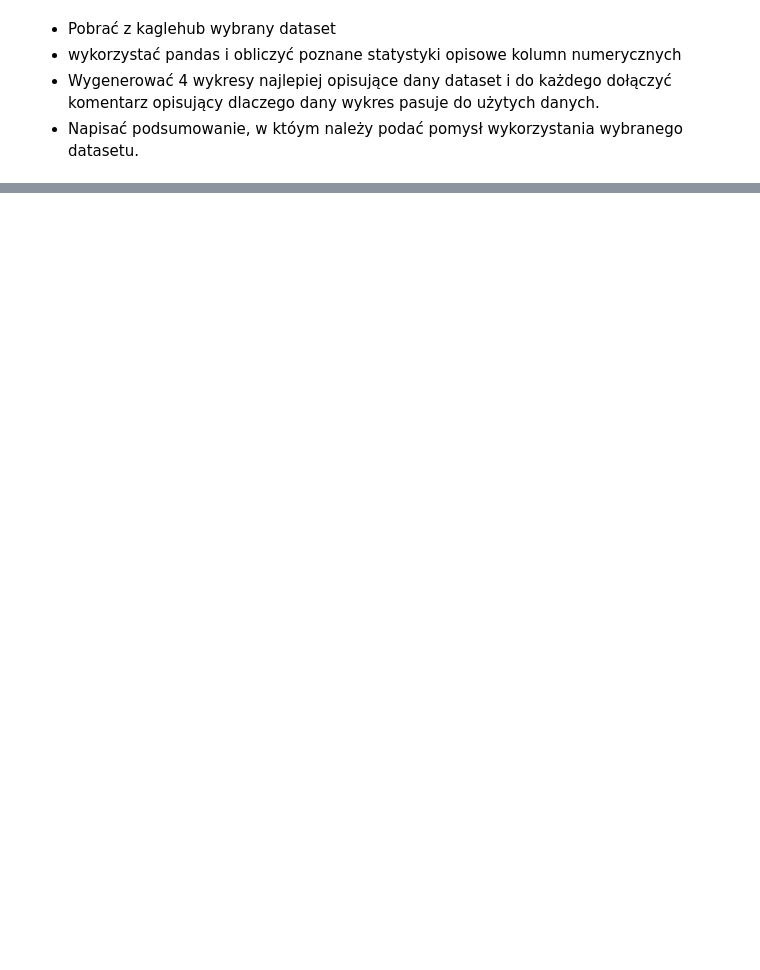
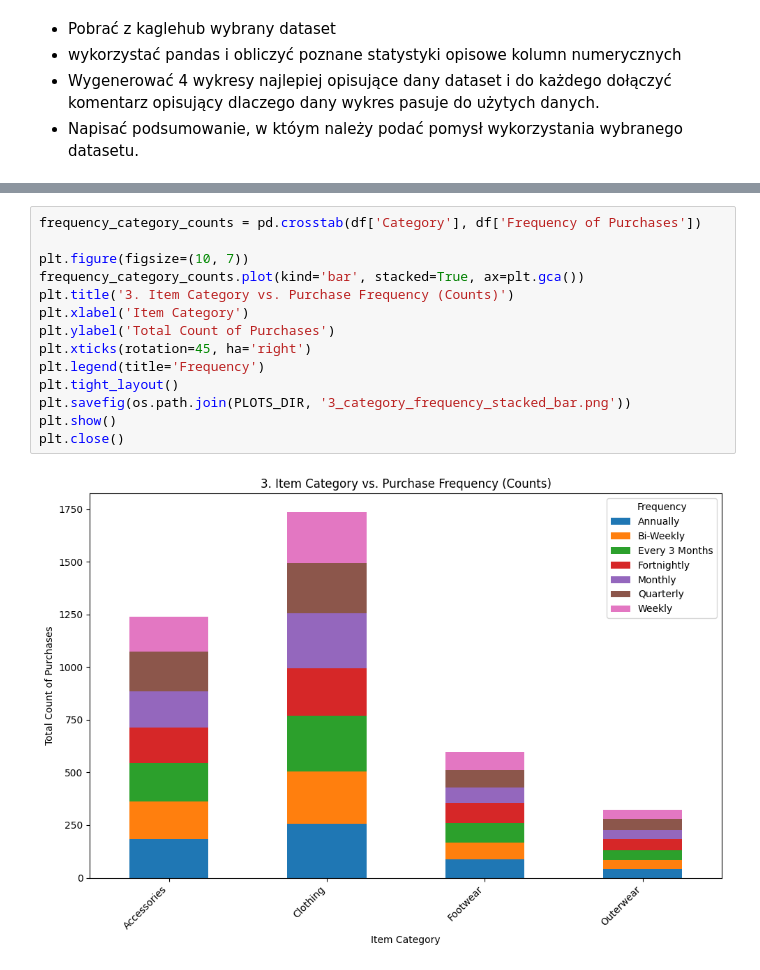
Before and after one commit to MarcinCho/NOD, a Jupyter notebook: ZAD_234/zad2.ipynb, the cells around one changed output, grey strips where cells are left out. Cells and saved outputs as stored; diff of their text form; blank space fills up the shorter version.

```diff
--- a/ZAD_234/zad2.ipynb
+++ b/ZAD_234/zad2.ipynb
@@ -16,0 +136,16 @@ ModuleNotFoundError: No module named 'plotly'
+# %%
+frequency_category_counts = pd.crosstab(df['Category'], df['Frequency of Purchases'])
+
+plt.figure(figsize=(10, 7))
+frequency_category_counts.plot(kind='bar', stacked=True, ax=plt.gca())
+plt.title('3. Item Category vs. Purchase Frequency (Counts)')
+plt.xlabel('Item Category')
+plt.ylabel('Total Count of Purchases')
+plt.xticks(rotation=45, ha='right')
+plt.legend(title='Frequency')
+plt.tight_layout()
+plt.savefig(os.path.join(PLOTS_DIR, '3_category_frequency_stacked_bar.png'))
+plt.show()
+plt.close()
+# %% [output]
+[figure, added]
```
Also changed, not shown: parts of 21 cells of this notebook, 6 other files.
